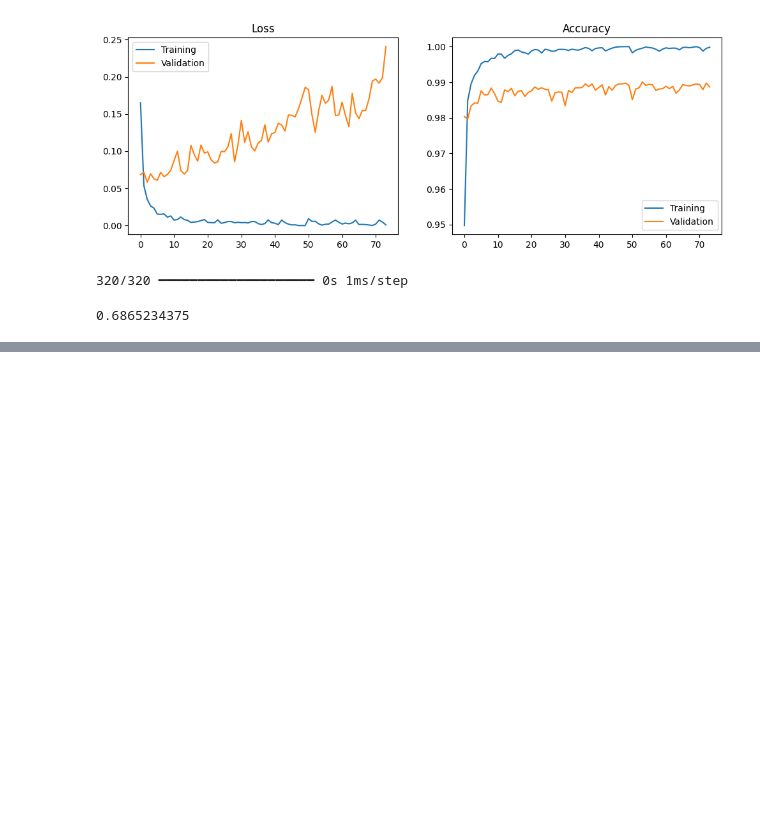
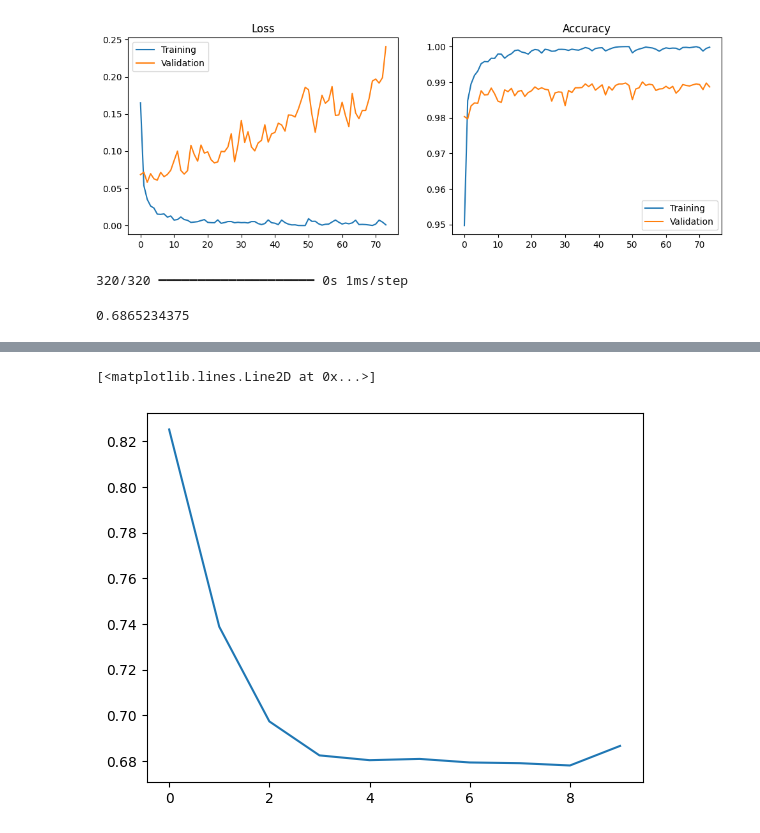
Before and after one commit to AshvinSehgal/AI-ML, a Jupyter notebook: Kannada MNIST/Kannada MNIST.ipynb, the cells around one changed output, grey strips where cells are left out. Drawn from its saved outputs; the diff is of its cells as text; code cells hidden in the pictures; blank space fills up the shorter version.

```diff
--- a/Kannada MNIST/Kannada MNIST.ipynb
+++ b/Kannada MNIST/Kannada MNIST.ipynb
@@ -88,3 +88,14 @@ accuracy
 # %% [output]
 320/320 ━━━━━━━━━━━━━━━━━━━━ 0s 1ms/step
 0.6865234375
+# %%
+acc = []
+for i in range(10):
+    len1 = int(0.1*(i+1)*len(X_test))
+    pred1 = model.predict(X_test[:len1])
+    Y_pred1 = [np.argmax(p) for p in pred1]
+    Y_test1 = Y_test[:len1]
+    accuracy = np.sum(Y_pred1==Y_test1)/len(Y_test1)
+    acc.append(accuracy)
+plt.plot(acc)
+# %% [output]
@@ -90,0 +112,2 @@ accuracy
+[<matplotlib.lines.Line2D at 0x...>]
+[figure, added]
```
Also changed, not shown: parts of 1 cell of this notebook.
